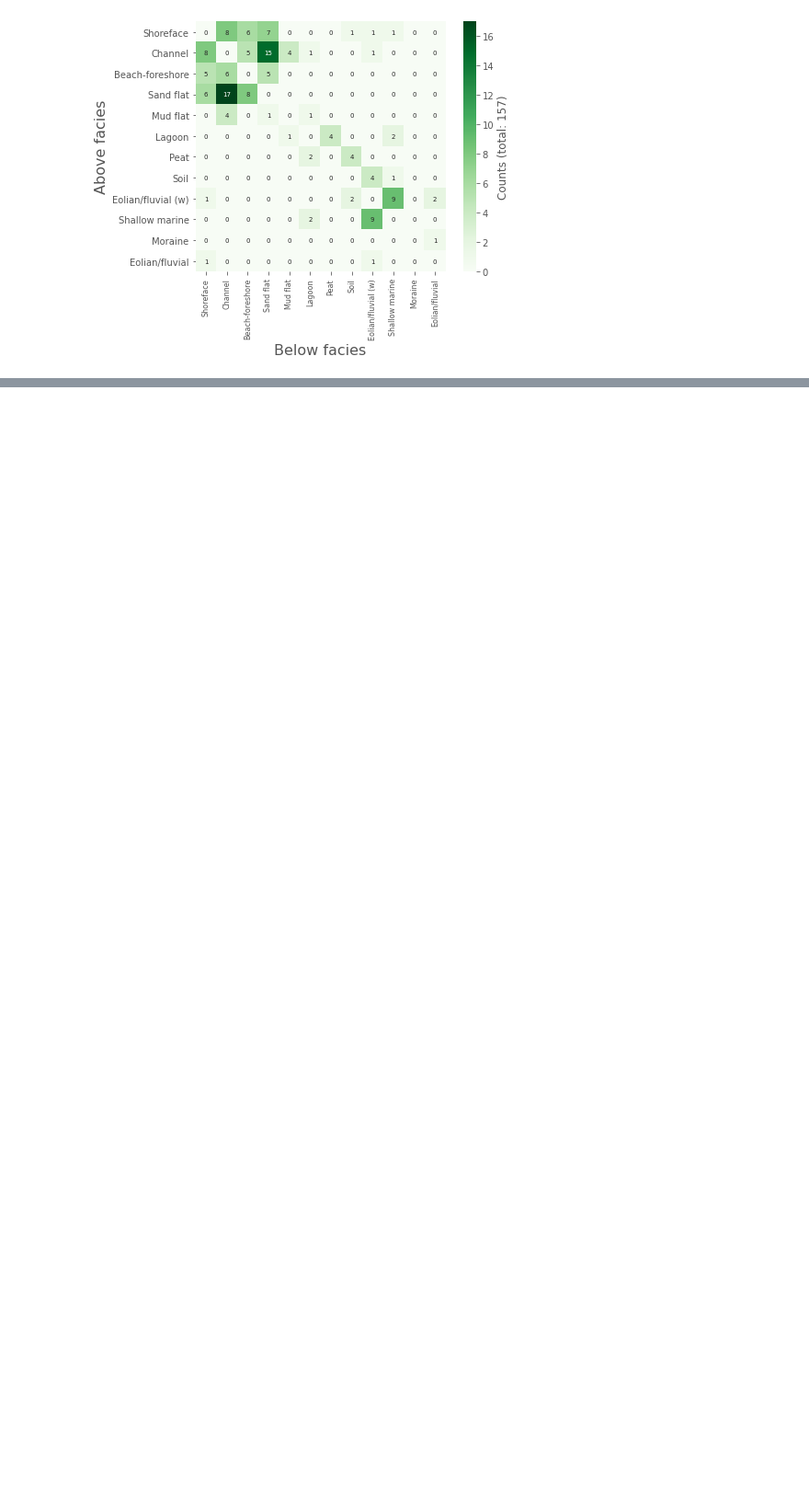
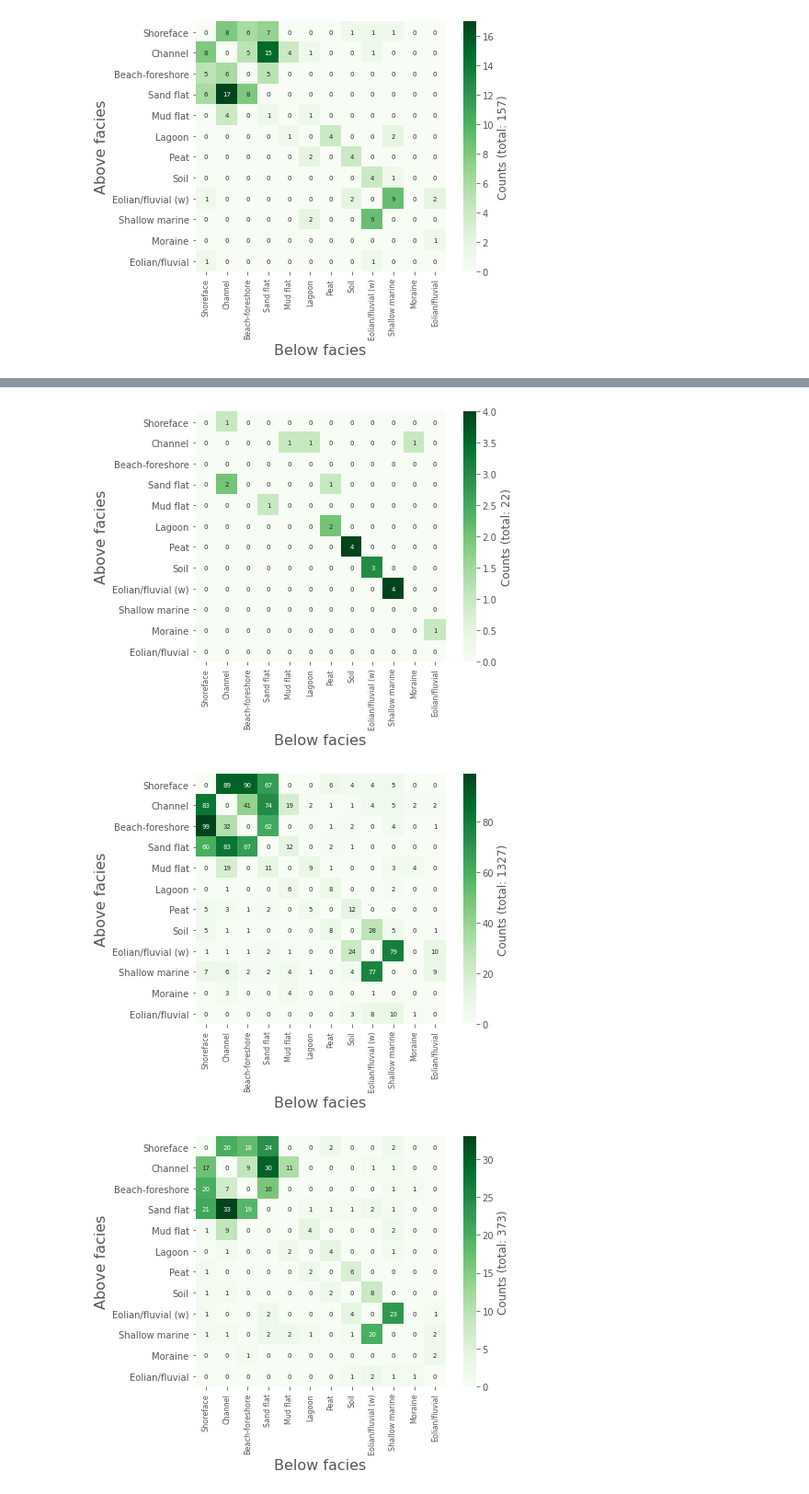
Before and after one commit to dispink/WASA-faciesXRF, a Jupyter notebook: post_process.ipynb, the cells around one changed output, grey strips where cells are left out. Shown at 92% size. Cells and saved outputs as stored; diff of their text form; code cells hidden in the pictures; blank space fills up the shorter version.

```diff
--- a/post_process.ipynb
+++ b/post_process.ipynb
@@ -267,0 +751,3 @@ y_df.to_csv('results/roll_dev_y.csv')
+# %%
+y_df = pd.read_csv('results/roll_post_y_dev_20210721.csv', index_col=0)
+y_df
@@ -267,0 +788,5 @@ y_df.to_csv('results/roll_dev_y.csv')
+# %%
+from evaluation import *
+
+Facies = get_Facies()
+mat_dict = detect_conjuction(y_df, ['y', 'y_pred', 'y_pred_s', 'y_smooth'])
@@ -267,0 +798,15 @@ y_df.to_csv('results/roll_dev_y.csv')
+# %%
+split = 'dev'
+for model_name in ['y', 'y_pred', 'y_pred_s', 'y_smooth']:
+    fig, ax = plt.subplots(1, 1, figsize = (7, 5))
+    sns.heatmap(mat_dict[model_name], annot = mat_dict[model_name].astype(str), ax = ax, cmap = 'Greens', square = True, #vmin=0, vmax=130,
+                xticklabels = Facies, yticklabels = Facies, fmt = 's',
+                annot_kws={'size': 7}, cbar_kws = {'label' : 'Counts (total: {})'.format(np.sum(mat_dict[model_name]))}
+               )
+    ax.set_xlabel('Below facies', size = 16)
+    ax.set_ylabel('Above facies', size = 16)
+    fig.savefig('results/roll_{}_conjunction_matrix_{}_{}.png'.format(split, model_name, date))
+# %% [output]
+[figure, added]
+[figure, added]
+[figure, added]
```
Also changed, not shown: parts of 64 cells of this notebook, 1 other file.
